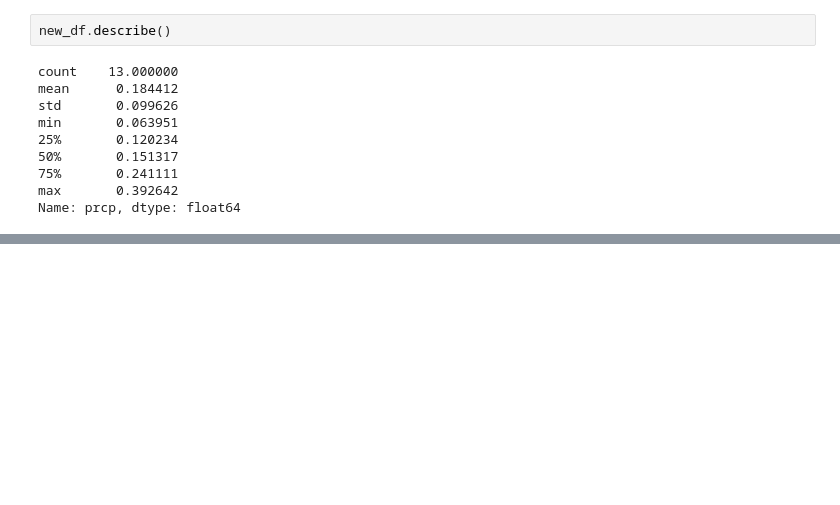
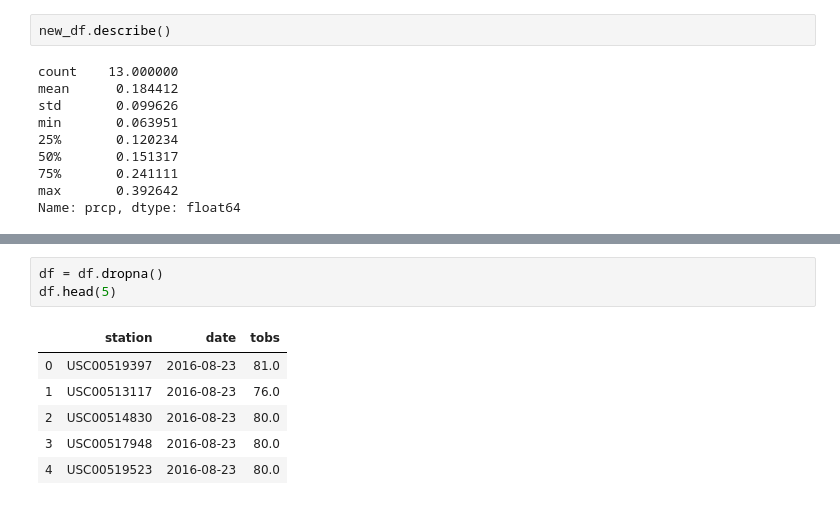
Before and after one commit to tduongas/sqlalchemy-challenge, a Jupyter notebook: climate_starter.ipynb, the cells around one changed output, grey strips where cells are left out. Drawn from its saved outputs; the diff is of its cells as text; blank space fills up the shorter version.

```diff
--- a/climate_starter.ipynb
+++ b/climate_starter.ipynb
@@ -195,0 +244,10 @@ Name: prcp, dtype: float64
+# %%
+df = df.dropna()
+df.head(5)
+# %% [output]
+|  | station | date | tobs |
+| 0 | USC00519397 | 2016-08-23 | 81.0 |
+| 1 | USC00513117 | 2016-08-23 | 76.0 |
+| 2 | USC00514830 | 2016-08-23 | 80.0 |
+| 3 | USC00517948 | 2016-08-23 | 80.0 |
+| 4 | USC00519523 | 2016-08-23 | 80.0 |
```
Also changed, not shown: parts of 14 cells of this notebook.
